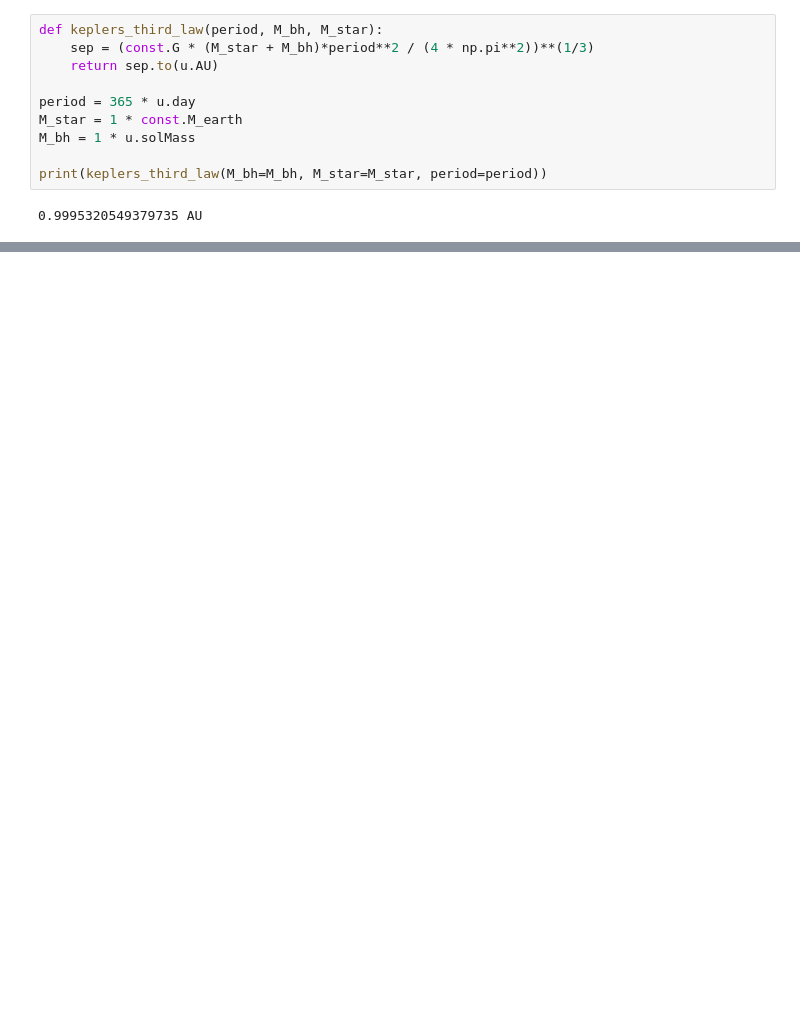
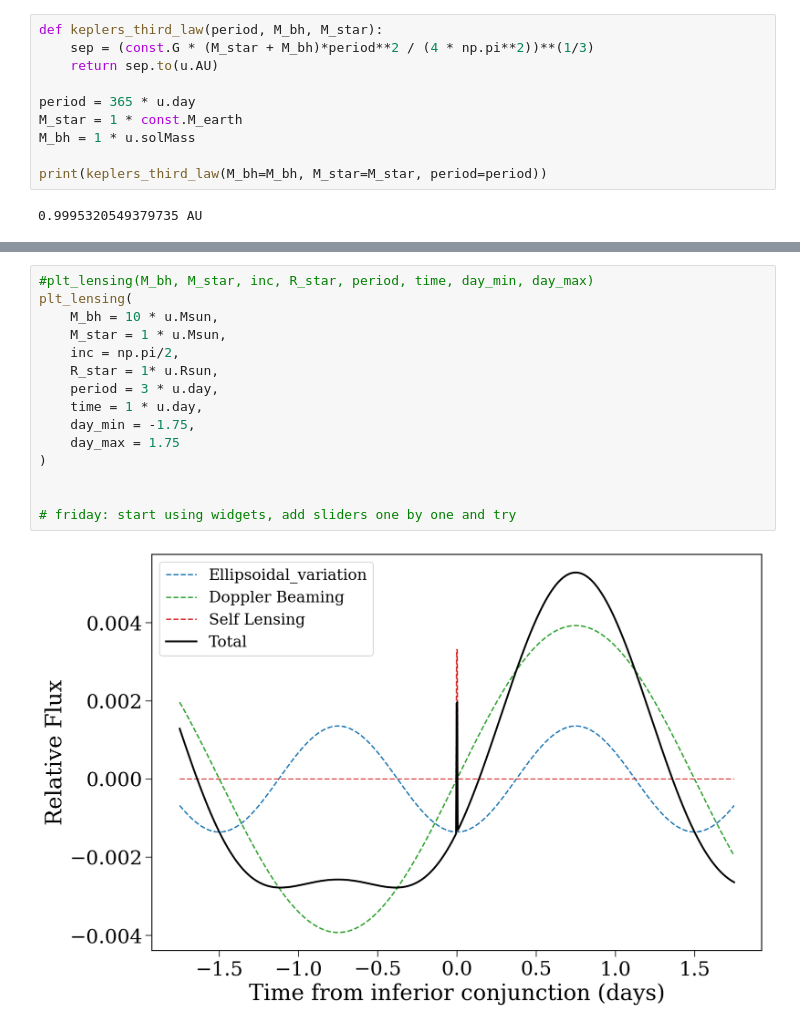
Before and after one commit to TomWagg/self-lensing, a Jupyter notebook: models/Fluxplots.ipynb, the cells around one changed output, grey strips where cells are left out. Cells and saved outputs as stored; diff of their text form; blank space fills up the shorter version.

```diff
--- a/models/Fluxplots.ipynb
+++ b/models/Fluxplots.ipynb
@@ -151,0 +225,17 @@ plt.show()
+# %%
+#plt_lensing(M_bh, M_star, inc, R_star, period, time, day_min, day_max)
+plt_lensing(
+    M_bh = 10 * u.Msun,
+    M_star = 1 * u.Msun,
+    inc = np.pi/2,
+    R_star = 1* u.Rsun,
+    period = 3 * u.day,
+    time = 1 * u.day,
+    day_min = -1.75,
+    day_max = 1.75
+)
+
+
+# friday: start using widgets, add sliders one by one and try
+# %% [output]
+[figure, added]
```
Also changed, not shown: parts of 9 cells of this notebook.
